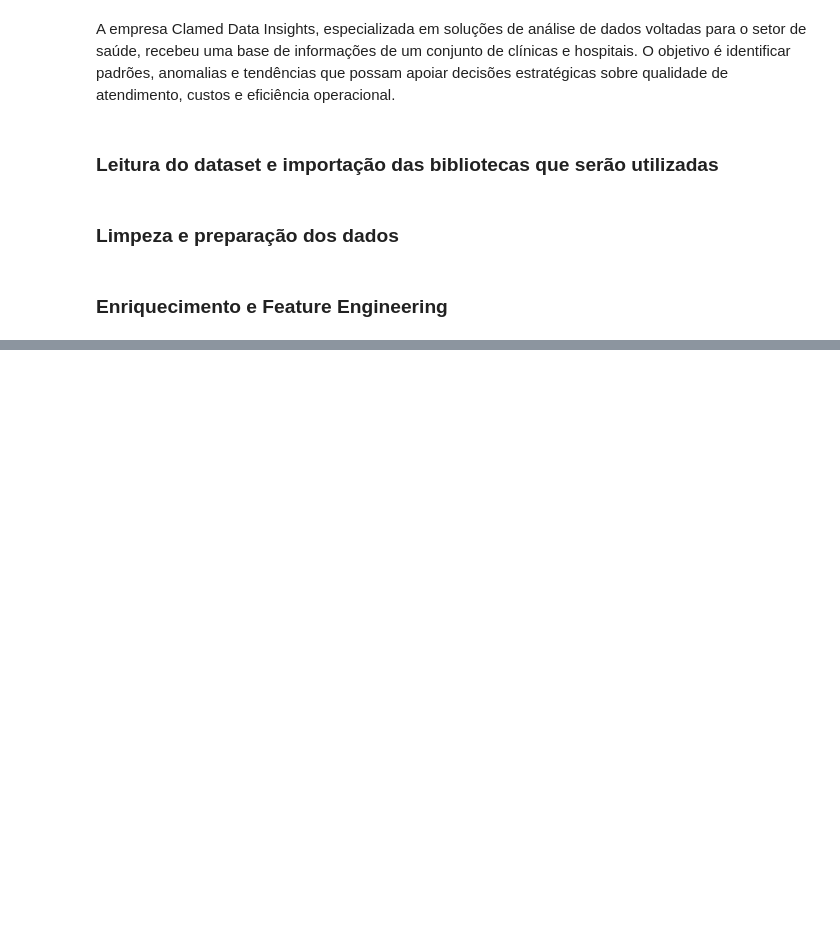
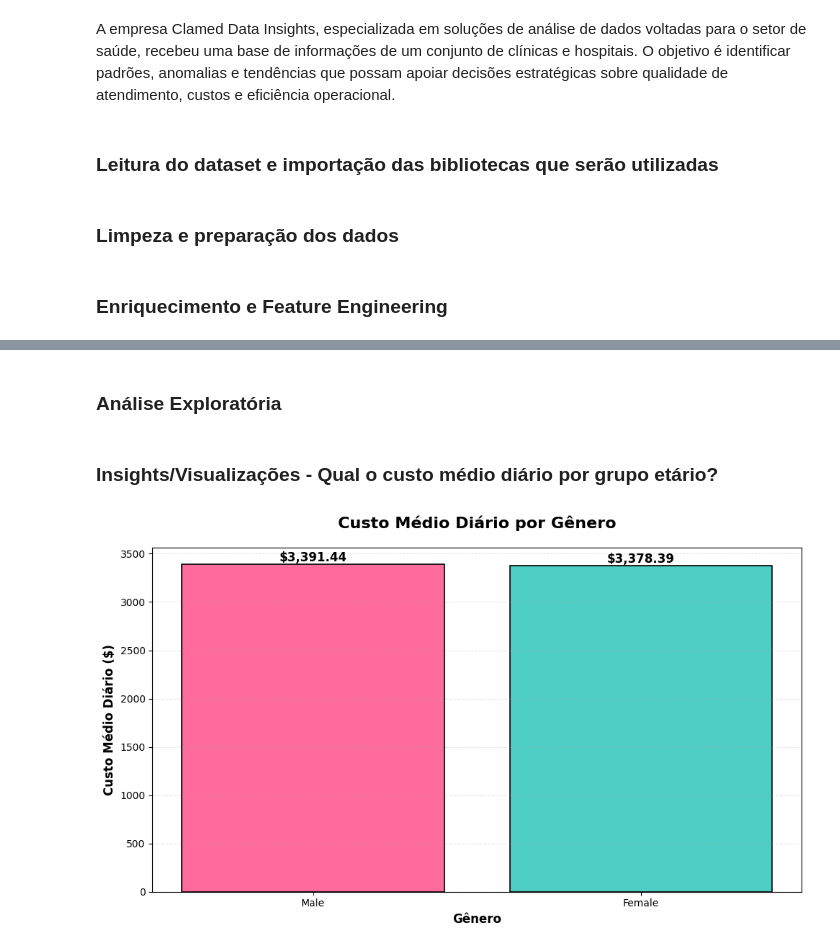
Before and after one commit to augustocosta-17/analise-de-dados-devinhouse, a Jupyter notebook: modulo_01_programacao_e_modelagem_de_dados/Mini Projeto/mini_projeto_clamed.ipynb, the cells around one changed output, grey strips where cells are left out. Cells and saved outputs as stored; diff of their text form; code cells hidden in the pictures; blank space fills up the shorter version.

Commit message:
Mini Projeto: Análise completa do dataset de saúde com visualizações e relatório final

```diff
--- a/modulo_01_programacao_e_modelagem_de_dados/Mini Projeto/mini_projeto_clamed.ipynb
+++ b/modulo_01_programacao_e_modelagem_de_dados/Mini Projeto/mini_projeto_clamed.ipynb
@@ -90,0 +112,37 @@ df_dataset.head()
+# %% [markdown]
+### **Análise Exploratória**
+# %%
+# Calculando o custo médio por grupo etário
+avg_cost_by_age_group = df_dataset.groupby('Age Group')['Cost_Per_Day'].mean().sort_values(ascending=False).round(2)
+
+# Diferença entre homens e mulheres em termos de custo médio diário
+avg_cost_by_gender = df_dataset.groupby('Gender')['Cost_Per_Day'].mean().sort_values(ascending=False).round(2)
+
+# Calculando qual hospital tem maior volume de pacientes
+patients_by_hospital = df_dataset['Hospital'].value_counts().sort_values(ascending=False)
+# %% [markdown]
+### **Insights/Visualizações - Qual o custo médio diário por grupo etário?**
+# %%
+# Visualizando o custo médio por gênero
+plt.figure(figsize=(10, 6))
+bars = plt.bar(avg_cost_by_gender.index,
+               avg_cost_by_gender.values,
+               color=['#FF6B9D', '#4ECDC4'],
+               edgecolor='black',
+               linewidth=1.2)
+
+# Adicionando os valores no topo de cada barra
+for bar in bars:
+    height = bar.get_height()
+    plt.text(bar.get_x() + bar.get_width()/2., height,
+             f'${height:,.2f}',
+             ha='center', va='bottom', fontsize=12, fontweight='bold')
+
+plt.title('Custo Médio Diário por Gênero', fontsize=16, fontweight='bold', pad=20)
+plt.xlabel('Gênero', fontsize=12, fontweight='bold')
+plt.ylabel('Custo Médio Diário ($)', fontsize=12, fontweight='bold')
+plt.grid(axis='y', alpha=0.3, linestyle='--')
+plt.tight_layout()
+plt.show()
+# %% [output]
+[figure, added]
```
Also changed, not shown: parts of 8 cells of this notebook, 1 other file.
